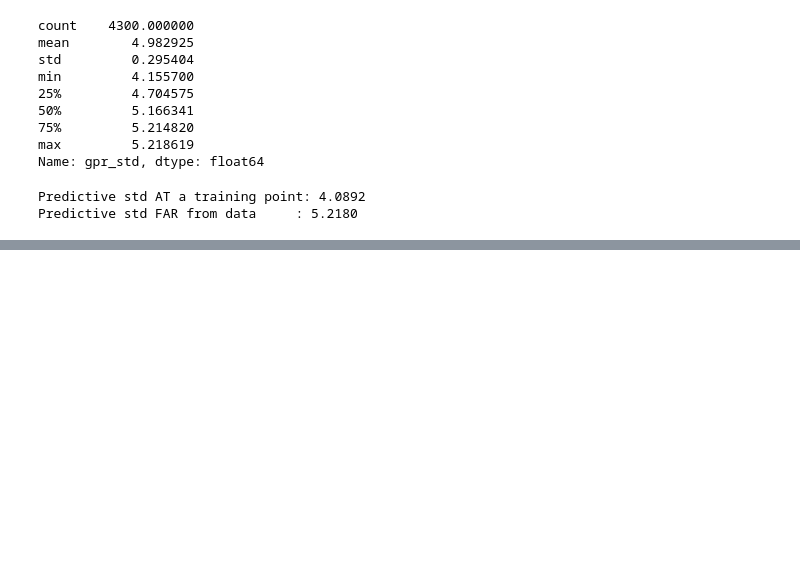
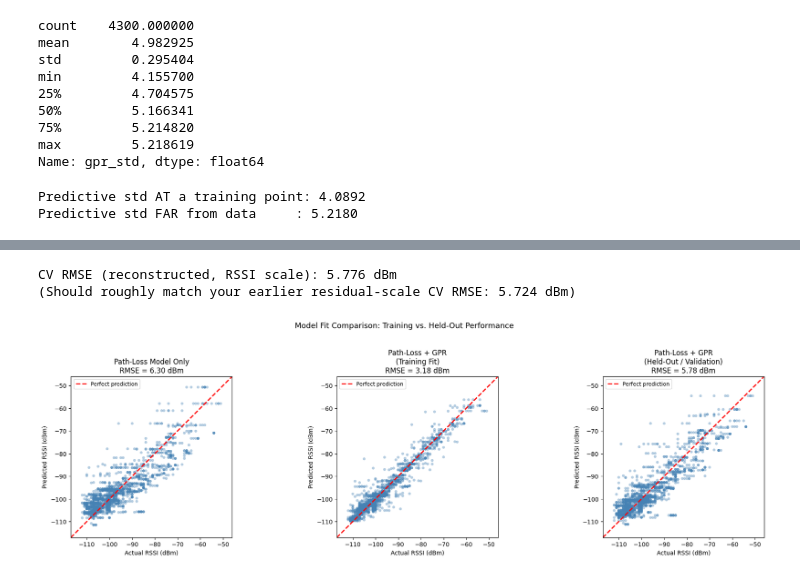
Before and after one commit to Andresfgomez970/LorawanPlacement, a Jupyter notebook: final_model.ipynb, the cells around one changed output, grey strips where cells are left out. Saved outputs shown, nothing was run; the diff lists cells and outputs as text; code cells hidden in the pictures; blank space fills up the shorter version.

```diff
--- a/final_model.ipynb
+++ b/final_model.ipynb
@@ -594,0 +793,71 @@ Predictive std FAR from data     : 5.2180
+# %%
+import numpy as np
+from sklearn.model_selection import GroupKFold
+from sklearn.metrics import mean_squared_error
+
+# Check if you already have pooled CV predictions saved; otherwise regenerate
+# for nu=0.5 only (single kernel, ~1/4 the cost of the original 4-nu sweep)
+
+groups = valid['grid_label'].values
+gkf = GroupKFold(n_splits=5)
+
+# Track predictions AND their original positional index, so we can map
+# back to pl_pred for the correct row and reconstruct full RSSI scale
+cv_pred_residual = np.full(len(y_gpr), np.nan)
+
+kernel_cv = (
+    ConstantKernel(1.0, (0.1, 10.0)) *
+    Matern(length_scale=[1.0, 1.0], length_scale_bounds=length_scale_bounds, nu=0.5) +
+    WhiteKernel(noise_level=1.0, noise_level_bounds=(1e-3, 10.0))
+)
+
+for train_idx, test_idx in gkf.split(X_gpr_scaled, y_gpr, groups=groups):
+    gp_cv = GaussianProcessRegressor(
+        kernel=kernel_cv,
+        n_restarts_optimizer=10,
+        normalize_y=True,
+        random_state=42
+    )
+    gp_cv.fit(X_gpr_scaled[train_idx], y_gpr[train_idx])
+    cv_pred_residual[test_idx] = gp_cv.predict(X_gpr_scaled[test_idx])
+
+# Sanity check — every point should have been predicted exactly once
+assert not np.isnan(cv_pred_residual).any(), "Some points were never in a test fold!"
+
+# Reconstruct RSSI-scale predictions using the SAME positional alignment as pl_pred_rssi
+cv_pred_rssi = pl_pred_rssi + cv_pred_residual
+cv_rmse_check = np.sqrt(mean_squared_error(actual_rssi, cv_pred_rssi))
+print(f'CV RMSE (reconstructed, RSSI scale): {cv_rmse_check:.3f} dBm')
+print(f'(Should roughly match your earlier residual-scale CV RMSE: {cv_rmse_mean:.3f} dBm)')
+# %% [output]
+CV RMSE (reconstructed, RSSI scale): 5.776 dBm
+(Should roughly match your earlier residual-scale CV RMSE: 5.724 dBm)
+# %%
+import matplotlib.pyplot as plt
+
+fig, axes = plt.subplots(1, 3, figsize=(19, 5.5))
+
+panels = [
+    (pl_pred_rssi, 'Path-Loss Model Only', pl_rmse),
+    (gpr_combined_rssi, 'Path-Loss + GPR\n(Training Fit)', gpr_train_rmse),
+    (cv_pred_rssi, 'Path-Loss + GPR\n(Held-Out / Validation)', cv_rmse_check),
+]
+
+for ax, (pred, title, rmse_val) in zip(axes, panels):
+    ax.scatter(actual_rssi, pred, alpha=0.4, s=22, color='steelblue', edgecolor='none')
+    lims = [actual_rssi.min() - 5, actual_rssi.max() + 5]
+    ax.plot(lims, lims, 'r--', lw=2, label='Perfect prediction')
+    ax.set_xlim(lims)
+    ax.set_ylim(lims)
+    ax.set_xlabel('Actual RSSI (dBm)')
+    ax.set_ylabel('Predicted RSSI (dBm)')
+    ax.set_title(f'{title}\nRMSE = {rmse_val:.2f} dBm')
+    ax.legend(loc='upper left', fontsize=9)
+    ax.set_aspect('equal')
+
+plt.suptitle('Model Fit Comparison: Training vs. Held-Out Performance', fontsize=13, y=1.03)
+plt.tight_layout()
+plt.savefig('presentation_scatter_3panel.png', dpi=200, bbox_inches='tight')
+plt.show()
+# %% [output]
+[figure, added]
```
Also changed, not shown: parts of 22 cells of this notebook, 12 other files.
